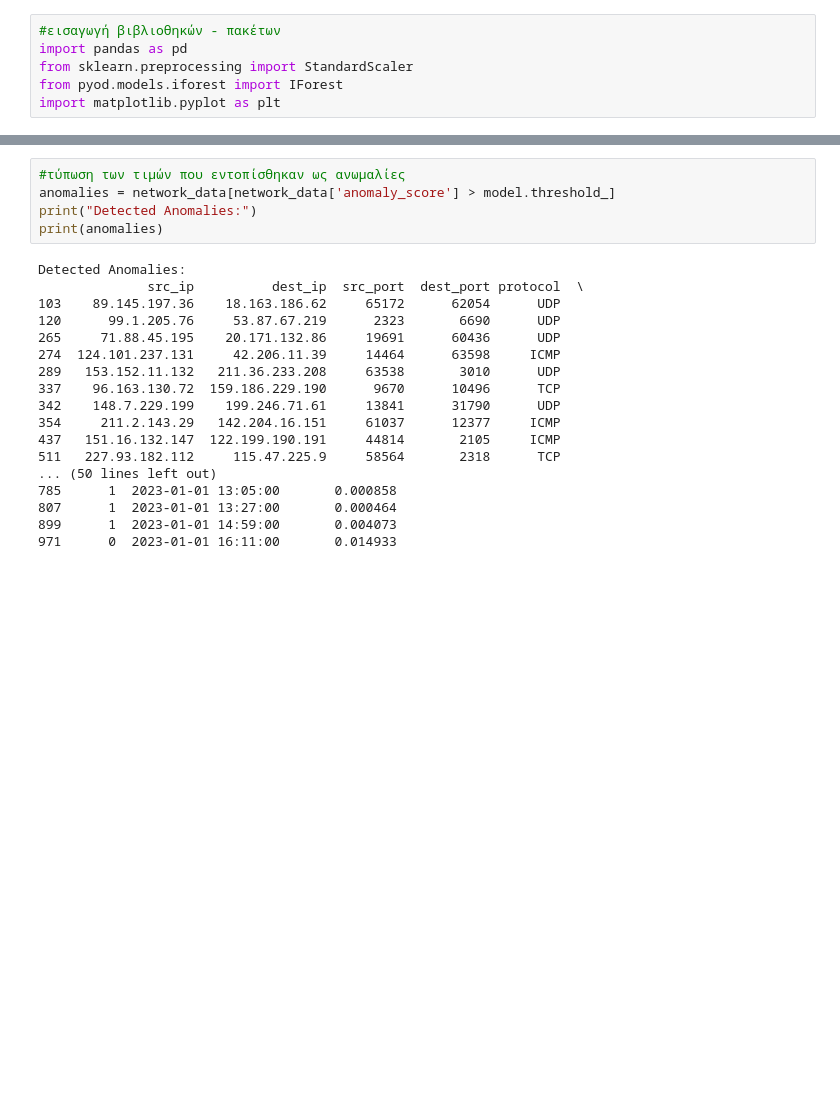
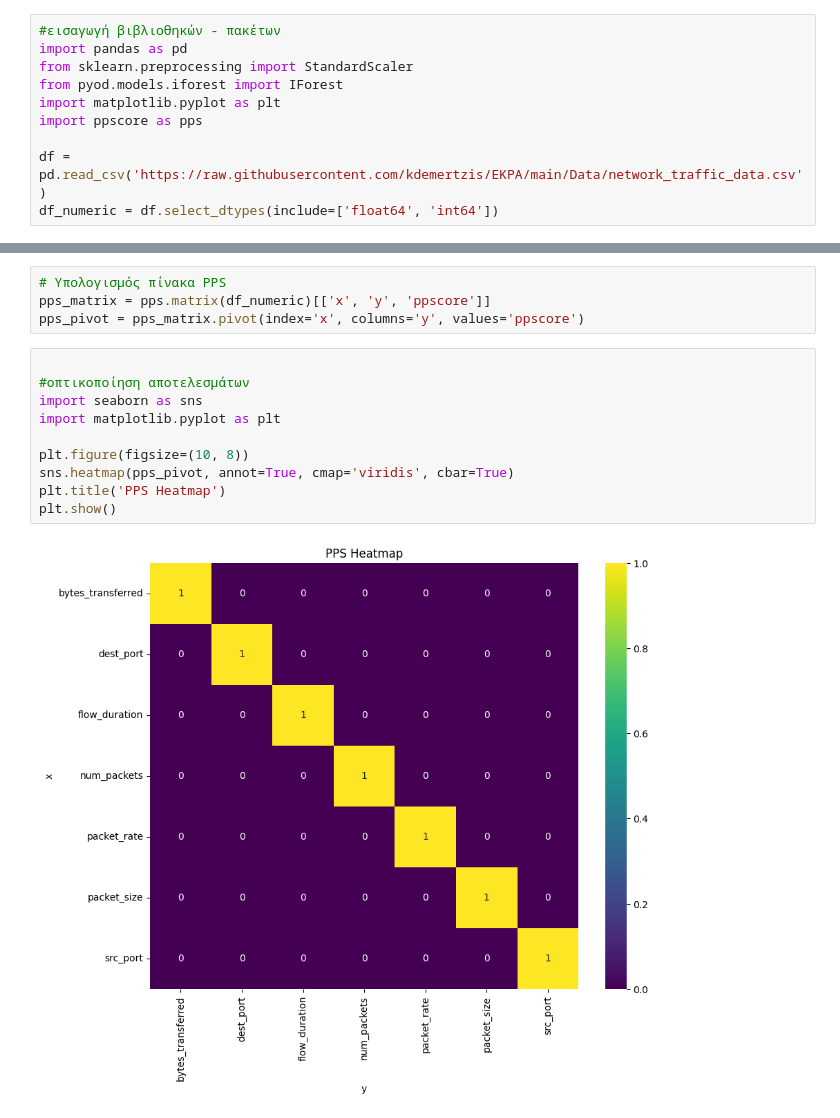
Before and after one commit to mariasakorafou/maria1, a Jupyter notebook: Anomaly_Detection.ipynb, the cells around one changed output, grey strips where cells are left out. Drawn from its saved outputs; the diff is of its cells as text; blank space fills up the shorter version.

```diff
--- a/Anomaly_Detection.ipynb
+++ b/Anomaly_Detection.ipynb
@@ -28,3 +28,7 @@ import pandas as pd
 from sklearn.preprocessing import StandardScaler
 from pyod.models.iforest import IForest
 import matplotlib.pyplot as plt
+import ppscore as pps
+
+df = pd.read_csv('https://raw.githubusercontent.com/kdemertzis/EKPA/main/Data/network_traffic_data.csv')
+df_numeric = df.select_dtypes(include=['float64', 'int64'])
@@ -71,23 +35,16 @@ plt.legend()
-# %%
-#τύπωση των τιμών που εντοπίσθηκαν ως ανωμαλίες
-anomalies = network_data[network_data['anomaly_score'] > model.threshold_]
-print("Detected Anomalies:")
-print(anomalies)
-# %% [output]
-Detected Anomalies:
-              src_ip          dest_ip  src_port  dest_port protocol  \
-103    89.145.197.36    18.163.186.62     65172      62054      UDP
-120      99.1.205.76     53.87.67.219      2323       6690      UDP
-265     71.88.45.195    20.171.132.86     19691      60436      UDP
-274  124.101.237.131     42.206.11.39     14464      63598     ICMP
-289   153.152.11.132   211.36.233.208     63538       3010      UDP
-337    96.163.130.72  159.186.229.190      9670      10496      TCP
-342    148.7.229.199    199.246.71.61     13841      31790      UDP
-354     211.2.143.29   142.204.16.151     61037      12377     ICMP
-437   151.16.132.147  122.199.190.191     44814       2105     ICMP
-511   227.93.182.112     115.47.225.9     58564       2318      TCP
-... (50 lines left out)
-785      1  2023-01-01 13:05:00       0.000858
-807      1  2023-01-01 13:27:00       0.000464
-899      1  2023-01-01 14:59:00       0.004073
-971      0  2023-01-01 16:11:00       0.014933
+# %%
+# Υπολογισμός πίνακα PPS
+pps_matrix = pps.matrix(df_numeric)[['x', 'y', 'ppscore']]
+pps_pivot = pps_matrix.pivot(index='x', columns='y', values='ppscore')
+# %%
+
+#οπτικοποίηση αποτελεσμάτων
+import seaborn as sns
+import matplotlib.pyplot as plt
+
+plt.figure(figsize=(10, 8))
+sns.heatmap(pps_pivot, annot=True, cmap='viridis', cbar=True)
+plt.title('PPS Heatmap')
+plt.show()
+# %% [output]
+[figure, added]
```
Also changed, not shown: parts of 11 cells of this notebook.
